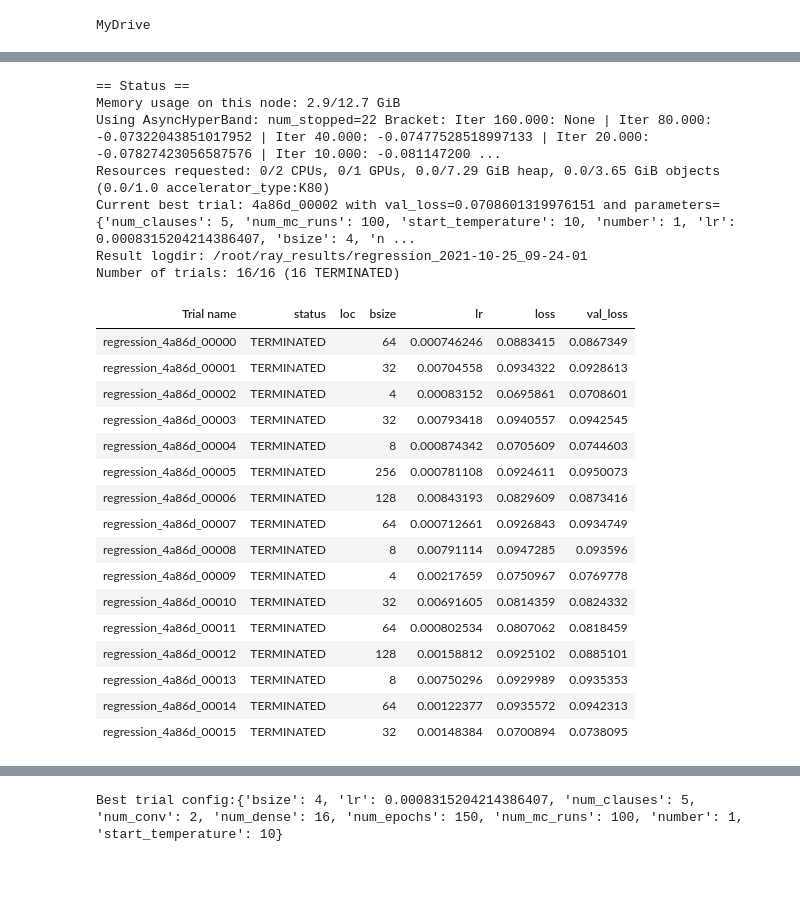
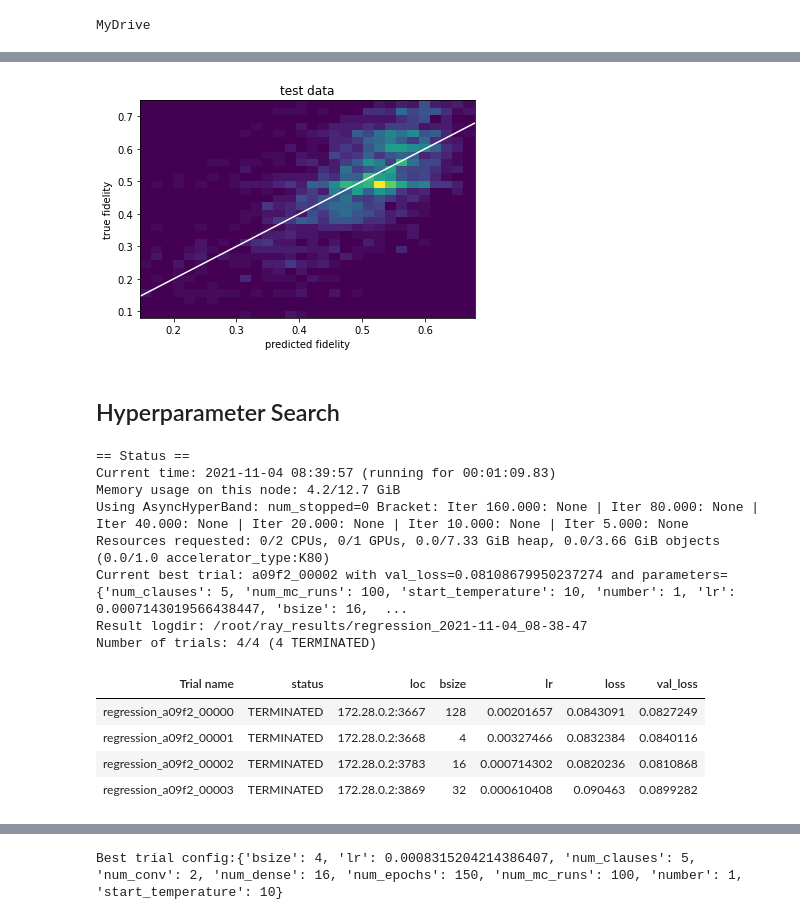
Before and after one commit to b-irsigler/ML_MC, a Jupyter notebook: causal_CNN_regressor_RayTune.ipynb, the cells around one changed output, grey strips where cells are left out. Saved outputs shown, nothing was run; the diff lists cells and outputs as text; code cells hidden in the pictures; blank space fills up the shorter version.

```diff
--- a/causal_CNN_regressor_RayTune.ipynb
+++ b/causal_CNN_regressor_RayTune.ipynb
@@ -215,13 +373,16 @@ class CausalCNNRegressor:
 # %%
 # for Ray Tune to work the "Training" function argument should be a dictionary of variables,
 # and, return nothing
-def regression(d):#num_clauses, num_mc_runs, start_temperature, number,
-            #    lr, bsize, num_conv, num_dense,
-            #    num_epochs):
+def regression(d): # previous arguments (num_clauses, num_mc_runs, start_temperature, number,
+    #    lr, bsize, num_conv, num_dense,
+    #    num_epochs):
+    # to test GPU acceleration
+    # with tf.device('/cpu:0'):
     regressor = CausalCNNRegressor()
-    regressor.load(d["num_clauses"], d["num_mc_runs"], d["start_temperature"], d["number"])
+    regressor.load(d["num_clauses"], d["num_mc_runs"], d["start_temperature"], d["number"], as_channels=d["as_channels"])
     regressor.build_model(d["lr"], d["num_conv"], d["num_dense"])
-    regressor.training(d["num_epochs"], batch_size=d["bsize"])
-    # regressor.model.summary()
-    # return regressor
+    regressor.training(d["num_epochs"], batch_size=d["bsize"], Ray=d["Ray"], keras_verbose=d["keras_verbose"])
+    if not d["Ray"]:
+        regressor.model.summary()
+        return regressor
 # %%
@@ -310,3 +515,13 @@ plt.legend();
+# %%
+plt.hist2d(reg.model.predict(reg.X_test).flatten(), reg.Y_test, bins = 30);
+plt.plot([reg.Y_test.min(), reg.Y_test.max()], [reg.Y_test.min(), reg.Y_test.max()], 'w')
+plt.xlabel('predicted fidelity')
+plt.ylabel('true fidelity')
+plt.title('test data');
+# %% [output]
+[figure, added]
+# %% [markdown]
+## Hyperparameter Search
 # %%
 config = {"num_clauses":5, "num_mc_runs":100,
           "start_temperature":10, "number":1,
@@ -315,12 +530,14 @@ config = {"num_clauses":5, "num_mc_runs":100,
           "bsize": tune.choice([2**2,2**3, 2**4,2**5,2**6,2**7,2**8]),
           "num_conv": 2,
           "num_dense":16,
-          "num_epochs": 150
+          "num_epochs": 4,#150
           # custom sampling by lambda functions
           #         "l1": tune.sample_from(lambda _: 2 ** np.random.randint(2, 9)),
           #         "l2": tune.sample_from(lambda _: 2 ** np.random.randint(2, 9)),
           # grid search
           # "x": tune.grid_search([1, 2, 3]),
+          "Ray":True,
+          "keras_verbose":0,
           }
 metric = "val_loss"
 mode   = "min"
@@ -340,39 +557,28 @@ reporter_jupyter = JupyterNotebookReporter(overwrite=True, metric_columns=["loss
 # %%
 result = tune.run(regression, config=config,
                   #tune.with_parameters(regression, **config),
                   # name="session",
                   # partial(regression, data_dir=data_dir),
-                  resources_per_trial={"cpu": 1, "gpu": 0.5},
-                  num_samples=8*2, # number of random configurations (for each grid). ex.: 10*(3x3 grid)=90 configs.
+                  resources_per_trial={"cpu": 1, "gpu": 0.5}, #{"cpu": 0.5, "gpu": 0.25}, # this can create out of memory in GPUs
+                  num_samples=4*1, # number of random configurations (for each grid). ex.: 10*(3x3 grid)=90 configs.
             # By default, each random variable and grid search point is sampled once.
             # However, not all of them will run at once.
             # The max training concurrency will be the number of CPU cores on the machine you're running on. For a 2-core machine, 2 models will be trained concurrently.
                 scheduler=asha_scheduler,
 #                 search_alg=search_alg,
                 progress_reporter=reporter_jupyter,
                 verbose=1,)
 # %% [output]
 == Status ==
-Memory usage on this node: 2.9/12.7 GiB
-Using AsyncHyperBand: num_stopped=22 Bracket: Iter 160.000: None | Iter 80.000: -0.07322043851017952 | Iter 40.000: -0.07477528518997133 | Iter 20.000: -0.07827423056587576 | Iter 10.000: -0.081147200 ...
-Resources requested: 0/2 CPUs, 0/1 GPUs, 0.0/7.29 GiB heap, 0.0/3.65 GiB objects (0.0/1.0 accelerator_type:K80)
-Current best trial: 4a86d_00002 with val_loss=0.0708601319976151 and parameters={'num_clauses': 5, 'num_mc_runs': 100, 'start_temperature': 10, 'number': 1, 'lr': 0.0008315204214386407, 'bsize': 4, 'n ...
-Result logdir: /root/ray_results/regression_2021-10-25_09-24-01
-Number of trials: 16/16 (16 TERMINATED)
+Current time: 2021-11-04 08:39:57 (running for 00:01:09.83)
+Memory usage on this node: 4.2/12.7 GiB
+Using AsyncHyperBand: num_stopped=0 Bracket: Iter 160.000: None | Iter 80.000: None | Iter 40.000: None | Iter 20.000: None | Iter 10.000: None | Iter 5.000: None
+Resources requested: 0/2 CPUs, 0/1 GPUs, 0.0/7.33 GiB heap, 0.0/3.66 GiB objects (0.0/1.0 accelerator_type:K80)
+Current best trial: a09f2_00002 with val_loss=0.08108679950237274 and parameters={'num_clauses': 5, 'num_mc_runs': 100, 'start_temperature': 10, 'number': 1, 'lr': 0.0007143019566438447, 'bsize': 16,  ...
+Result logdir: /root/ray_results/regression_2021-11-04_08-38-47
+Number of trials: 4/4 (4 TERMINATED)
 | Trial name | status | loc | bsize | lr | loss | val_loss |
-| regression_4a86d_00000 | TERMINATED |  | 64 | 0.000746246 | 0.0883415 | 0.0867349 |
-| regression_4a86d_00001 | TERMINATED |  | 32 | 0.00704558 | 0.0934322 | 0.0928613 |
-| regression_4a86d_00002 | TERMINATED |  | 4 | 0.00083152 | 0.0695861 | 0.0708601 |
-| regression_4a86d_00003 | TERMINATED |  | 32 | 0.00793418 | 0.0940557 | 0.0942545 |
-| regression_4a86d_00004 | TERMINATED |  | 8 | 0.000874342 | 0.0705609 | 0.0744603 |
-| regression_4a86d_00005 | TERMINATED |  | 256 | 0.000781108 | 0.0924611 | 0.0950073 |
-| regression_4a86d_00006 | TERMINATED |  | 128 | 0.00843193 | 0.0829609 | 0.0873416 |
-| regression_4a86d_00007 | TERMINATED |  | 64 | 0.000712661 | 0.0926843 | 0.0934749 |
-| regression_4a86d_00008 | TERMINATED |  | 8 | 0.00791114 | 0.0947285 | 0.093596 |
-| regression_4a86d_00009 | TERMINATED |  | 4 | 0.00217659 | 0.0750967 | 0.0769778 |
-| regression_4a86d_00010 | TERMINATED |  | 32 | 0.00691605 | 0.0814359 | 0.0824332 |
-| regression_4a86d_00011 | TERMINATED |  | 64 | 0.000802534 | 0.0807062 | 0.0818459 |
-| regression_4a86d_00012 | TERMINATED |  | 128 | 0.00158812 | 0.0925102 | 0.0885101 |
-| regression_4a86d_00013 | TERMINATED |  | 8 | 0.00750296 | 0.0929989 | 0.0935353 |
-| regression_4a86d_00014 | TERMINATED |  | 64 | 0.00122377 | 0.0935572 | 0.0942313 |
-| regression_4a86d_00015 | TERMINATED |  | 32 | 0.00148384 | 0.0700894 | 0.0738095 |
+| regression_a09f2_00000 | TERMINATED | 172.28.0.2:3667 | 128 | 0.00201657 | 0.0843091 | 0.0827249 |
+| regression_a09f2_00001 | TERMINATED | 172.28.0.2:3668 | 4 | 0.00327466 | 0.0832384 | 0.0840116 |
+| regression_a09f2_00002 | TERMINATED | 172.28.0.2:3783 | 16 | 0.000714302 | 0.0820236 | 0.0810868 |
+| regression_a09f2_00003 | TERMINATED | 172.28.0.2:3869 | 32 | 0.000610408 | 0.090463 | 0.0899282 |
```
Also changed, not shown: parts of 45 cells of this notebook.
